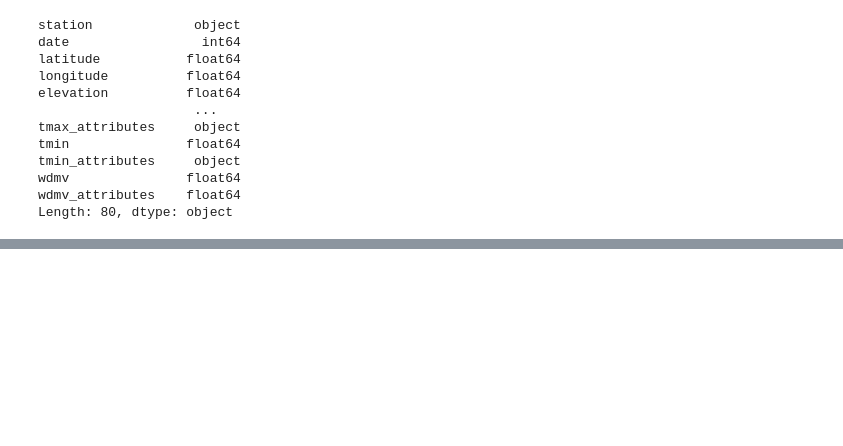
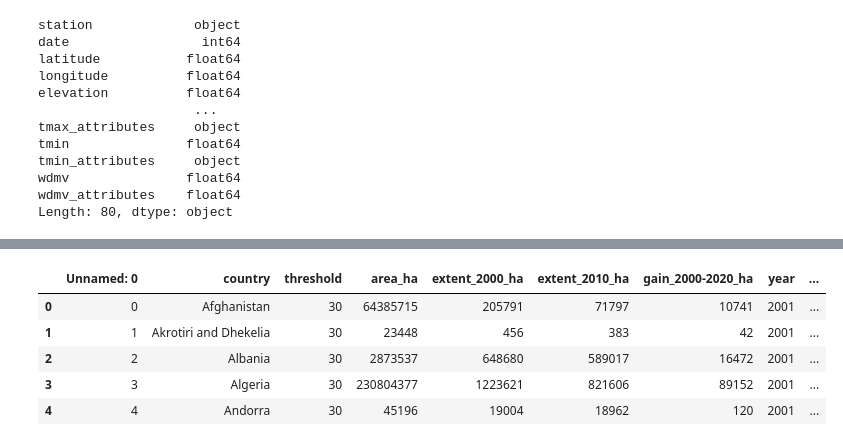
Before and after one commit to sidmanu/MIDS-W207-DeforestationAndClimate, a Jupyter notebook: notebooks/clean_NCEI.ipynb, the cells around one changed output, grey strips where cells are left out. Saved outputs shown, nothing was run; the diff lists cells and outputs as text; code cells hidden in the pictures; blank space fills up the shorter version.

```diff
--- a/notebooks/clean_NCEI.ipynb
+++ b/notebooks/clean_NCEI.ipynb
@@ -83,0 +108,9 @@ for column in df.columns:
+# %%
+tc.head(5)
+# %% [output]
+|  | Unnamed: 0 | country | threshold | area_ha | extent_2000_ha | extent_2010_ha | gain_2000-2020_ha | year | ... |
+| 0 | 0 | Afghanistan | 30 | 64385715 | 205791 | 71797 | 10741 | 2001 | ... |
+| 1 | 1 | Akrotiri and Dhekelia | 30 | 23448 | 456 | 383 | 42 | 2001 | ... |
+| 2 | 2 | Albania | 30 | 2873537 | 648680 | 589017 | 16472 | 2001 | ... |
+| 3 | 3 | Algeria | 30 | 230804377 | 1223621 | 821606 | 89152 | 2001 | ... |
+| 4 | 4 | Andorra | 30 | 45196 | 19004 | 18962 | 120 | 2001 | ... |
```
Also changed, not shown: parts of 17 cells of this notebook, 7 other files.
